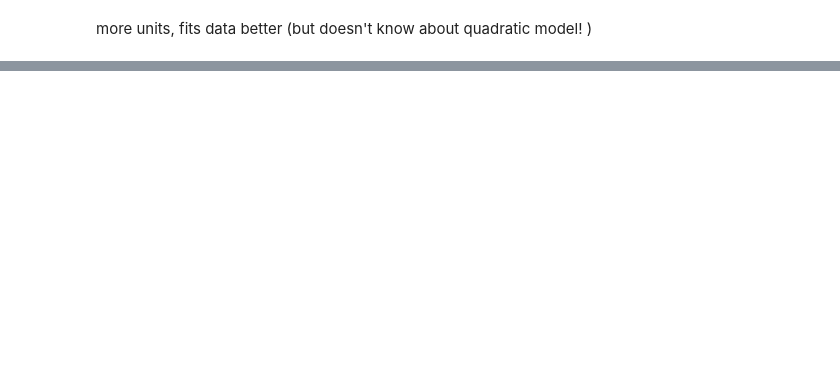
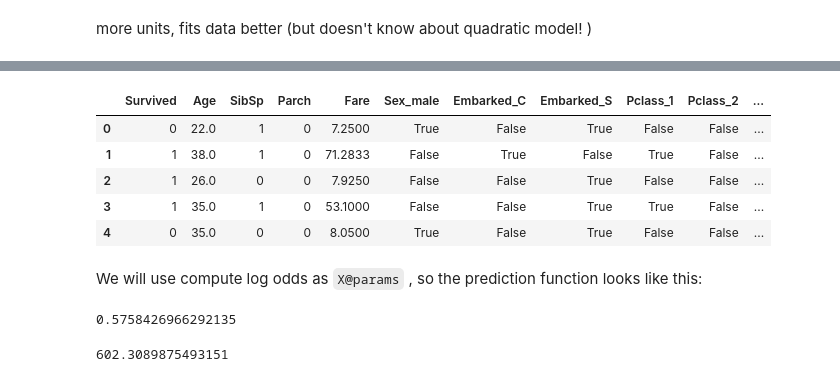
Before and after one commit to DrEntropy/pdl, a Jupyter notebook: lesson3.ipynb, the cells around one changed output, grey strips where cells are left out. Saved outputs shown, nothing was run; the diff lists cells and outputs as text; code cells hidden in the pictures; blank space fills up the shorter version.

Commit message:
add titanic, but in python

```diff
--- a/lesson3.ipynb
+++ b/lesson3.ipynb
@@ -217,0 +223,19 @@ plot_function(predict, "nn prediction")
+# %%
+titanic = pd.read_csv('data/titanic/train.csv')
+titanic.drop(columns = ['PassengerId','Name','Ticket','Cabin'], inplace=True)
+titanic.dropna(inplace=True)
+# create dummies for the categorical variables C, S Male, and pclass
+titanic = pd.get_dummies(titanic, columns = ['Sex','Embarked','Pclass'])
+titanic.drop(columns = ["Sex_female", "Embarked_Q", "Pclass_3"], inplace=True)
+
+# Rescale the Age and Fare columns
+titanic['Age_Scaled'] = titanic['Age']/titanic['Age'].max()
+titanic['Log_Fair'] = np.log(titanic['Fare']+1) # code smell...
+titanic.head()
+# %% [output]
+|  | Survived | Age | SibSp | Parch | Fare | Sex_male | Embarked_C | Embarked_S | Pclass_1 | Pclass_2 | ... |
+| 0 | 0 | 22.0 | 1 | 0 | 7.2500 | True | False | True | False | False | ... |
+| 1 | 1 | 38.0 | 1 | 0 | 71.2833 | False | True | False | True | False | ... |
+| 2 | 1 | 26.0 | 0 | 0 | 7.9250 | False | False | True | False | False | ... |
+| 3 | 1 | 35.0 | 1 | 0 | 53.1000 | False | False | True | True | False | ... |
+| 4 | 0 | 35.0 | 0 | 0 | 8.0500 | True | False | True | False | False | ... |
@@ -217,0 +248,2 @@ plot_function(predict, "nn prediction")
+# %% [markdown]
+We will use compute log odds as `X@params` , so the prediction function looks like this:
@@ -217,0 +253,16 @@ plot_function(predict, "nn prediction")
+# %%
+# compute initial accuracy on *training* data
+params = np.random.randn(X.shape[1])
+np.mean((predict(params, X) > 0.5) == y)
+# %% [output]
+0.5758426966292135
+# %%
+
+def loss(params):
+    logits = X @ params
+    # logistic loss
+    return np.sum(np.log(1+np.exp((1-2*y)*logits)))
+
+loss(params)
+# %% [output]
+602.3089875493151
```
Also changed, not shown: parts of 36 cells of this notebook, 2 other files.
